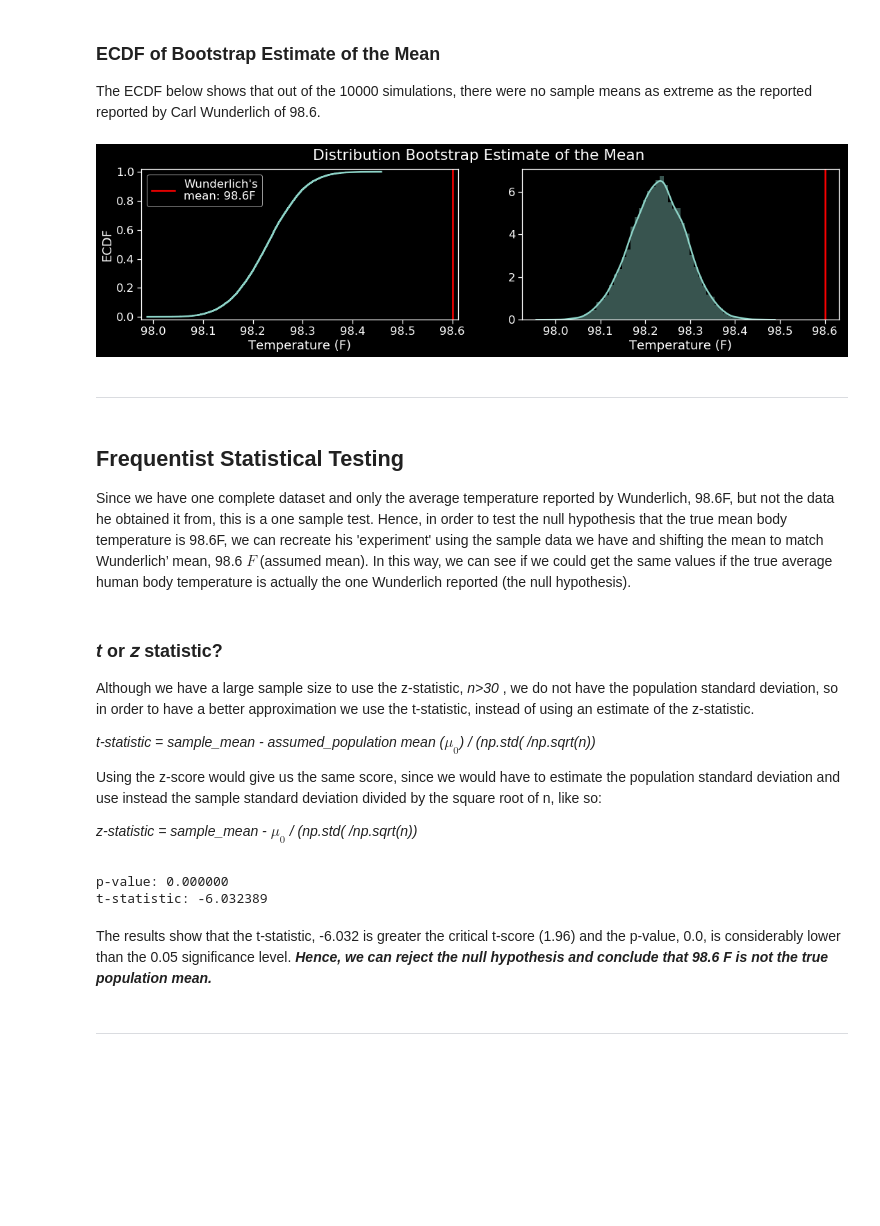
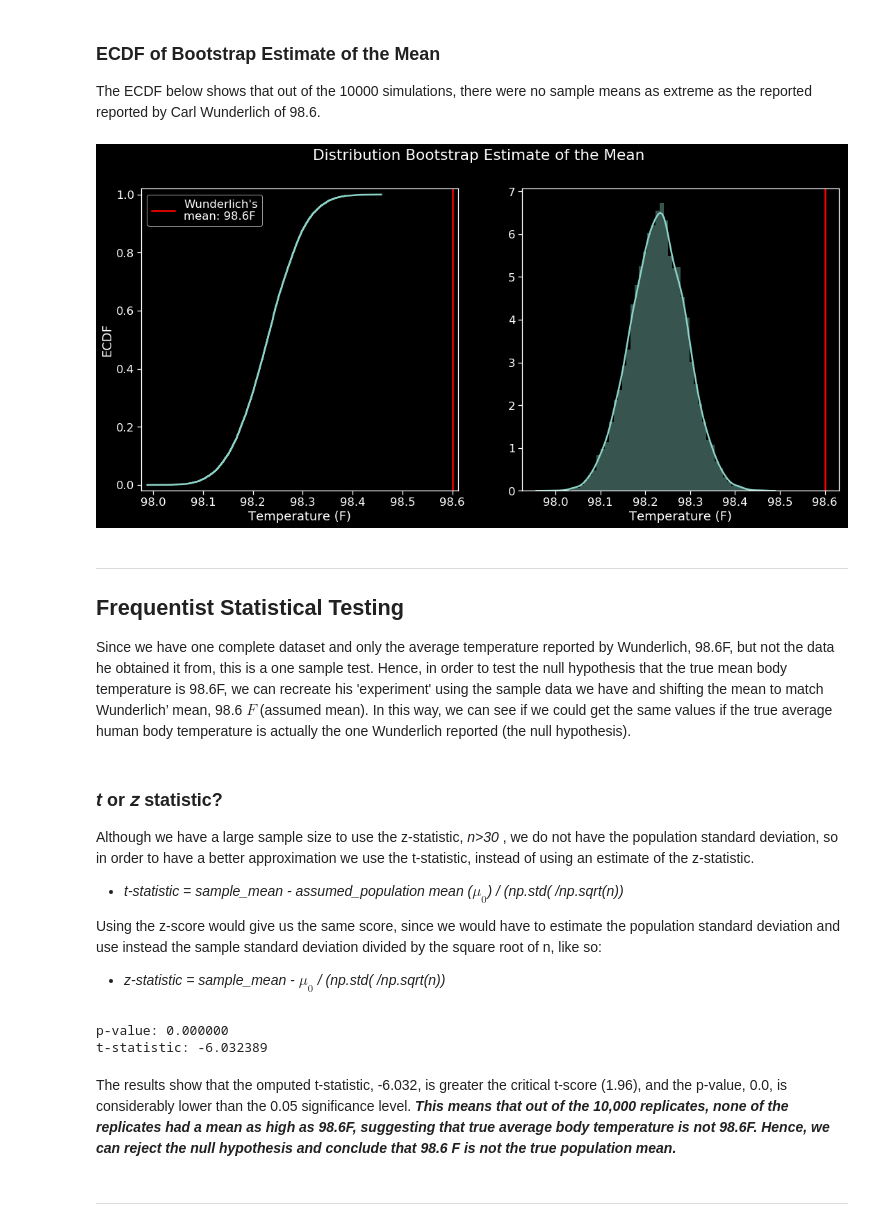
Before and after one commit to MeierG/Data-Science-Projects, a Jupyter notebook: EDA-human-temperature/Body_Temperatures.ipynb, the cells around one changed output. Cells and saved outputs as stored; diff of their text form; code cells hidden in the pictures; blank space fills up the shorter version.

Commit message:
EDA and Inferential Statistics

```diff
--- a/EDA-human-temperature/Body_Temperatures.ipynb
+++ b/EDA-human-temperature/Body_Temperatures.ipynb
@@ -113,7 +113,7 @@ x, y = ecdf(temperature)
 
 # set dark background and figure size
 plt.style.use(['dark_background'])
-plt.rcParams['figure.figsize'] = [16,6]
+plt.rcParams['figure.figsize'] = [18,8]
 
 _=plt.plot(sample_x, sample_y)
 _=plt.plot(x,y, marker = '.', linestyle = 'none', color = 'red')
@@ -191,30 +190,29 @@ ___________________________________________________
 
 The ECDF below shows that out of the 10000 simulations, there were no sample means as extreme as the reported reported by Carl Wunderlich of 98.6.
 # %%
-
+# set background
 plt.style.use(['dark_background'])
-plt.rcParams['figure.figsize'] = [18,4]
+plt.rcParams['figure.figsize'] = [18,8]
 
 # plot the ECDF of the ECDF results
 x,y = ecdf(bs_array)
 _=plt.suptitle('Distribution Bootstrap Estimate of the Mean')
 _=plt.subplot(1,2,1)
 _=plt.plot(x,y)
 _=plt.margins(0.02)
 _=plt.axvline(98.6, color = 'red', label = "Wunderlich's\nmean: 98.6F" )
 _=plt.legend()
 _=plt.xlabel('Temperature (F)')
 _=plt.ylabel('ECDF')
 
 _=plt.subplot(1,2,2)
 _=sns.distplot(bs_array, kde=True)
 _=plt.axvline(98.6, color = 'red')
 _=plt.xlabel('Temperature (F)')
 # %% [output]
-[figure, old version]
+[figure, new version]
-# %% [markdown]
-<hr>
 # %% [markdown]
+***
 ## Frequentist Statistical Testing
 
 <p>Since we have one complete dataset and only the average temperature reported by Wunderlich, 98.6F, but not the data he obtained it from, this is a one sample test. Hence, in order to test the null hypothesis that the true mean body temperature is 98.6F, we can recreate his 'experiment' using the sample data we have and shifting the mean to match Wunderlich’ mean, 98.6 $F$ (assumed mean). In this way, we can see if we could get the same values if the true average human body temperature is actually the one Wunderlich reported (the null hypothesis).</p>
@@ -223,11 +221,11 @@ _=plt.xlabel('Temperature (F)')
 
 <p>Although we have a large sample size to use the z-statistic, <em>n>30</em> , we do not have the population standard deviation, so in order to have a better approximation we use the t-statistic, instead of using an estimate of the z-statistic.</p>
 
-<p><em>t-statistic = sample_mean - assumed_population mean ($\mu_0$) / (np.std( /np.sqrt(n))</em></p>
++ <p><em>t-statistic = sample_mean - assumed_population mean ($\mu_0$) / (np.std( /np.sqrt(n))</em></p>
 
-<p>Using the z-score would give us the same score, since we would have to estimate the population standard deviation and use instead the sample standard deviation divided by the square root of n, like so:
+<p>Using the z-score would give us the same score, since we would have to estimate the population standard deviation and use instead the sample standard deviation divided by the square root of n, like so:</p>
 
-<p><em>z-statistic = sample_mean - $\mu_0$ / (np.std( /np.sqrt(n))</em></p>
++ <p><em>z-statistic = sample_mean - $\mu_0$ / (np.std( /np.sqrt(n))</em></p>
 # %%
 # Simulate the true mean of the sample data
 # is the assumed population average reported by Carl Wunderlich
@@ -271,7 +269,7 @@ print('t-statistic: %f'%t_stat)
 p-value: 0.000000
 t-statistic: -6.032389
 # %% [markdown]
-<p>The results show that the t-statistic, -6.032 is greater the critical t-score (1.96) and the p-value, 0.0, is considerably lower than the 0.05 significance level.<em><b>  Hence, we can reject the null hypothesis and conclude that 98.6 F is not the true population mean.</b></em></p>
+<p>The results show that the omputed t-statistic, -6.032, is greater the critical t-score (1.96), and the p-value, 0.0, is considerably lower than the 0.05 significance level.<em><b>  This means that out of the 10,000 replicates, none of the replicates had a mean as high as 98.6F, suggesting that true average body temperature is not 98.6F. Hence, we can reject the null hypothesis and conclude that 98.6 F is not the true population mean.</b></em></p>
 # %% [markdown]
 <hr>
 # %% [markdown]
```
Also changed, not shown: parts of 11 cells of this notebook.
